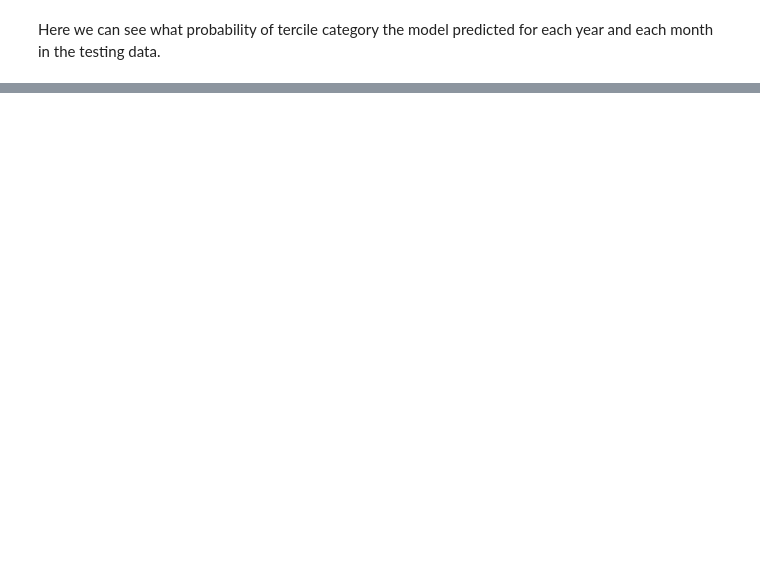
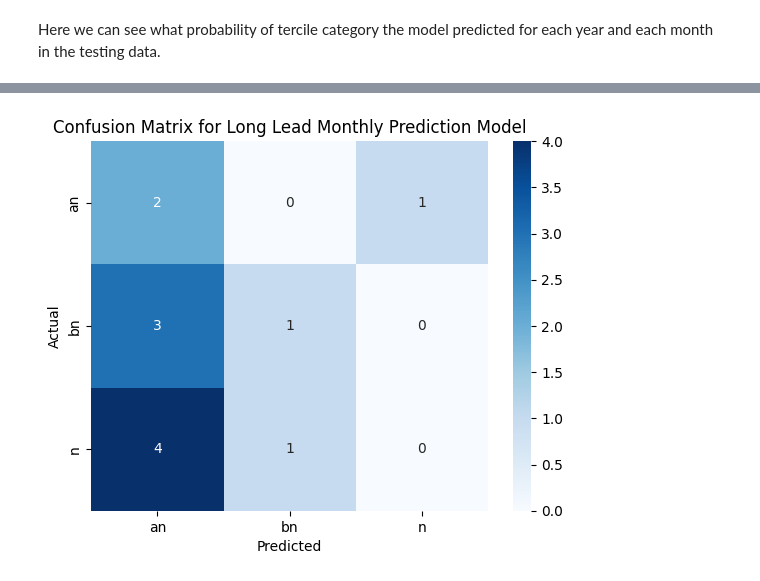
Before and after one commit to yatli24/CHC, a Jupyter notebook: Jupyter notebooks/monthly_and_seasonal_ML_xgboost.ipynb, the cells around one changed output, grey strips where cells are left out. Saved outputs shown, nothing was run; the diff lists cells and outputs as text; code cells hidden in the pictures; blank space fills up the shorter version.

```diff
--- a/Jupyter notebooks/monthly_and_seasonal_ML_xgboost.ipynb
+++ b/Jupyter notebooks/monthly_and_seasonal_ML_xgboost.ipynb
@@ -235,0 +277,12 @@ print(results_df.to_string(index=False))
+# %%
+# Define model
+model = XGBClassifier(eval_metric='mlogloss')
+
+# Train the model on Training data and training labels
+model.fit(X_train, y_train_enc)
+
+# Predict classes
+y_pred = model.predict(X_test)
+
+# Predict probabilities for each class
+y_proba = model.predict_proba(X_test)
@@ -235,0 +310,12 @@ print(results_df.to_string(index=False))
+# %%
+# Confusion matrix
+conf_mat = confusion_matrix(y_test_enc, y_pred, labels=[0, 1, 2])
+sns.heatmap(conf_mat, annot=True, fmt='d',
+            xticklabels=le.classes_, yticklabels=le.classes_,
+            cmap='Blues')
+plt.xlabel('Predicted')
+plt.ylabel('Actual')
+plt.title('Confusion Matrix for Long Lead Monthly Prediction Model')
+plt.show()
+# %% [output]
+[figure, added]
```
Also changed, not shown: parts of 18 cells of this notebook.
